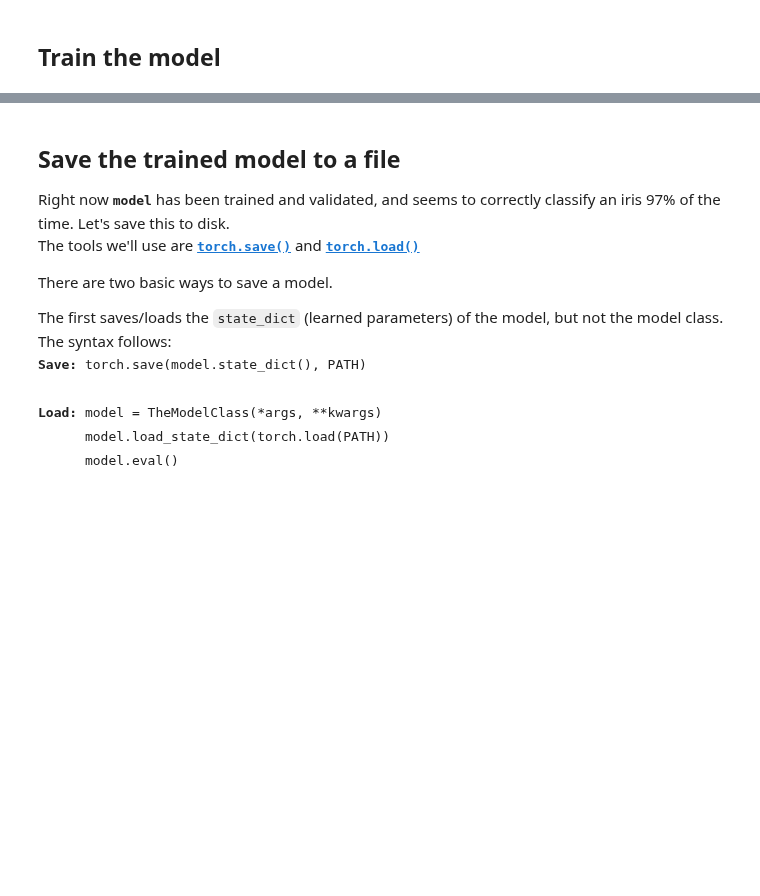
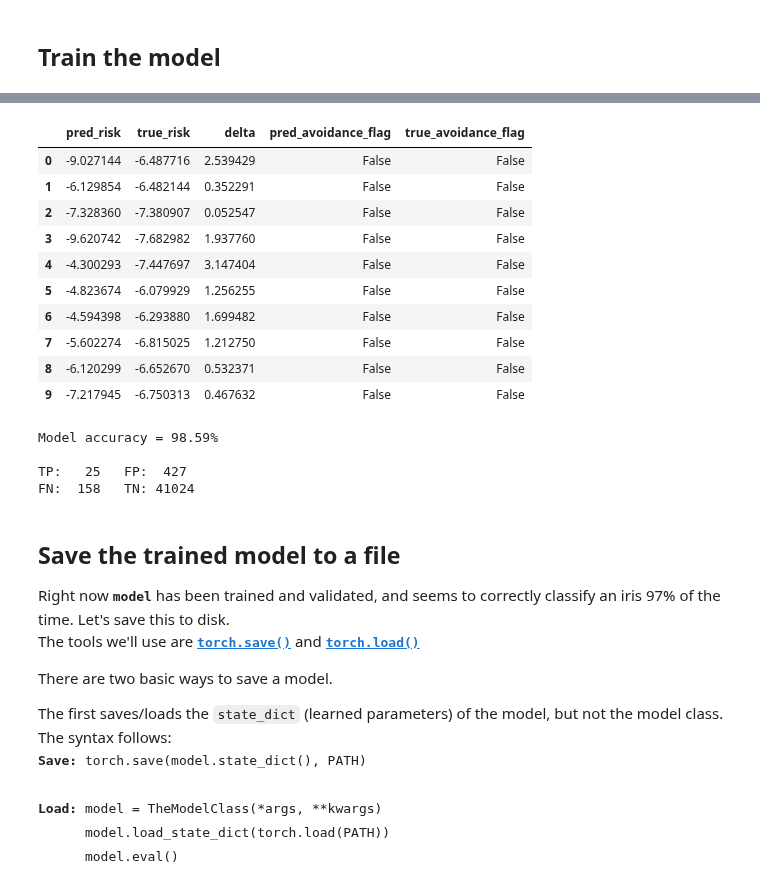
Before and after one commit to JJavierRosales/scapy, a Jupyter notebook: notebooks/ann_risk_probability_estimation.ipynb, the cells around one changed output, grey strips where cells are left out. Drawn from its saved outputs; the diff is of its cells as text; code cells hidden in the pictures; blank space fills up the shorter version.

```diff
--- a/notebooks/ann_risk_probability_estimation.ipynb
+++ b/notebooks/ann_risk_probability_estimation.ipynb
@@ -324,0 +339,6 @@ KeyboardInterrupt:
+# %%
+# Evaluate entire dataset
+with torch.no_grad():
+    y_val = model(cat_test, con_test)
+    loss = criterion(y_val, y_test)
+print(f'MSE Loss: {loss:.8f}')
@@ -325,3 +347,48 @@ KeyboardInterrupt:
+# %%
+from sklearn.metrics import confusion_matrix, accuracy_score as accuracy
+
+# Define risk threshold for collision avoidance manouvre.
+risk_threshold = -4.0
+
+# Get outputs from the model from the entire dataset.
+output = []
+for i in range(len(y_test)):
+    y_pred = y_val[i][0].item()
+    y_true = y_test[i][0].item()
+    diff = np.abs(y_pred-y_true)
+
+    output.append([y_pred, y_true, diff, y_pred>=risk_threshold, y_true>=risk_threshold])
+
+
+# Create DataFrame with the results and print the first rows
+df_val = pd.DataFrame(data=output, columns=['pred_risk','true_risk', 'delta', 'pred_avoidance_flag', 'true_avoidance_flag'])
+display(df_val.head(10))
+
+# Evaluate accuracy using the confusion matrix.
+y_true = df_val['true_avoidance_flag']
+y_pred = df_val['pred_avoidance_flag']
+
+tn, fp, fn, tp = confusion_matrix(y_true, y_pred).ravel()
+
+print(f'Model accuracy = {accuracy(y_true, y_pred)*100:5.2f}%\n')
+print(f'TP: {tp:^6} FP: {fp:^6}\n'
+      f'FN: {fn:^6} TN: {tn:^6}')
+# %% [output]
+|  | pred_risk | true_risk | delta | pred_avoidance_flag | true_avoidance_flag |
+| 0 | -9.027144 | -6.487716 | 2.539429 | False | False |
+| 1 | -6.129854 | -6.482144 | 0.352291 | False | False |
+| 2 | -7.328360 | -7.380907 | 0.052547 | False | False |
+| 3 | -9.620742 | -7.682982 | 1.937760 | False | False |
+| 4 | -4.300293 | -7.447697 | 3.147404 | False | False |
+| 5 | -4.823674 | -6.079929 | 1.256255 | False | False |
+| 6 | -4.594398 | -6.293880 | 1.699482 | False | False |
+| 7 | -5.602274 | -6.815025 | 1.212750 | False | False |
+| 8 | -6.120299 | -6.652670 | 0.532371 | False | False |
+| 9 | -7.217945 | -6.750313 | 0.467632 | False | False |
+Model accuracy = 98.59%
+
+TP:   25   FP:  427
+FN:  158   TN: 41024
 # %% [markdown]
 
 ## Save the trained model to a file
```
Also changed, not shown: parts of 11 cells of this notebook.
